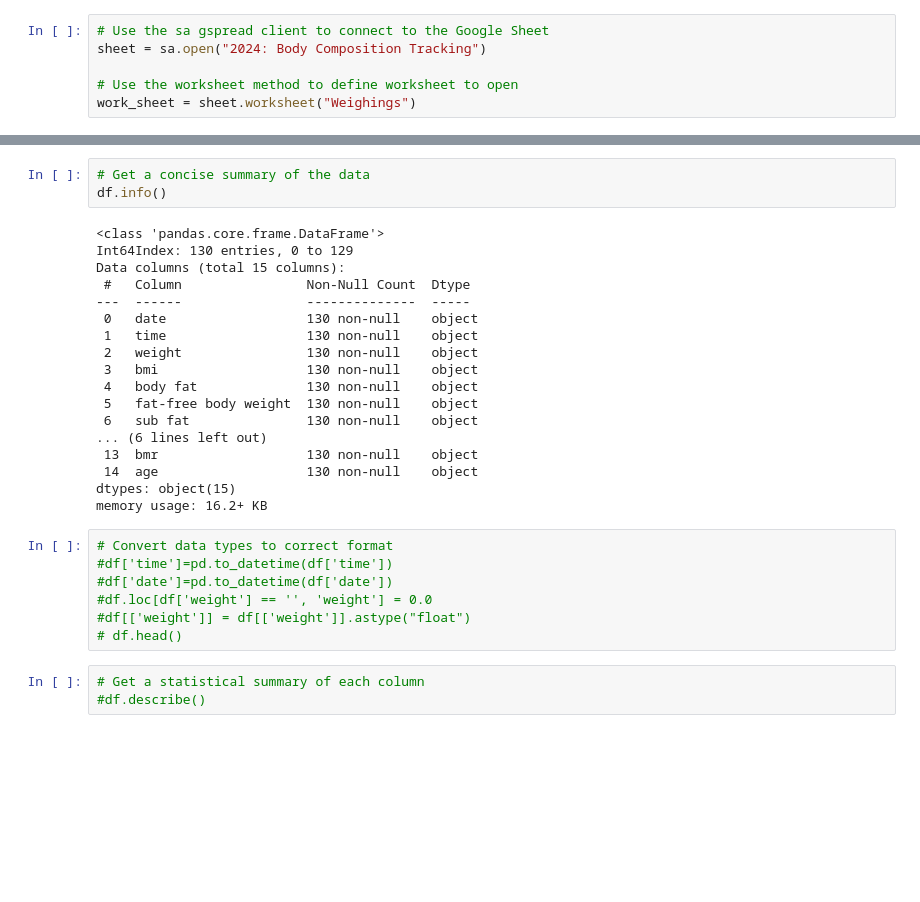
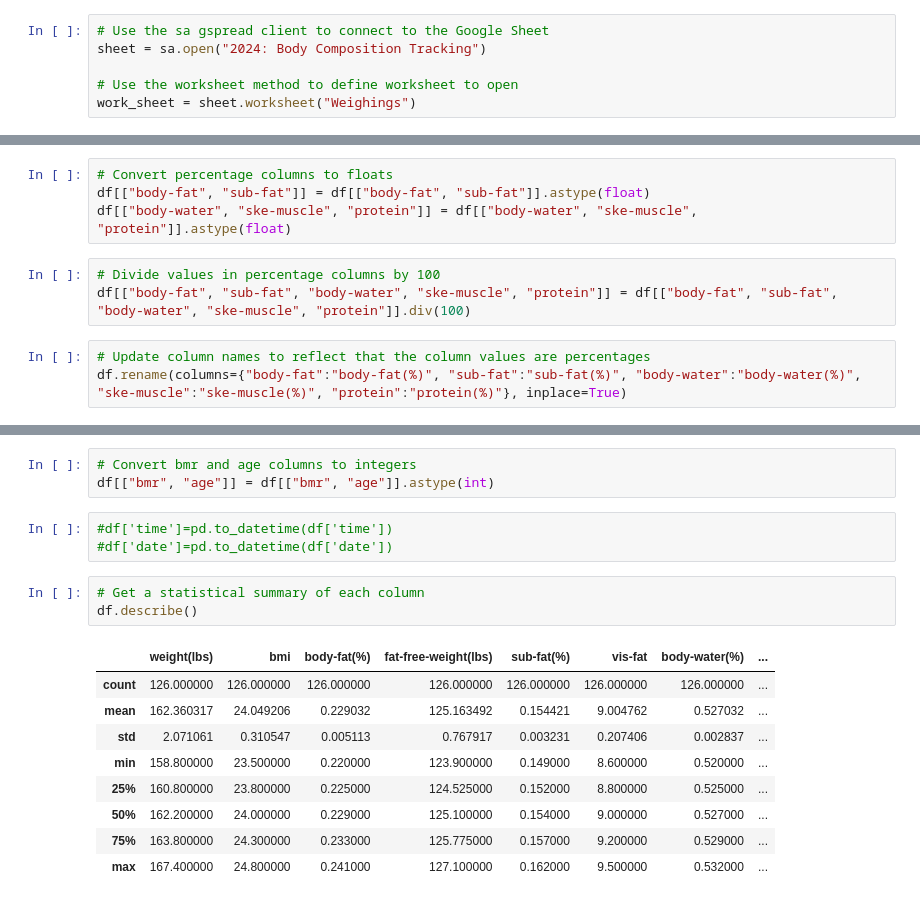
Before and after one commit to ryanjstone/jupyter-google-sheets, a Jupyter notebook: Google Sheets data analysis.ipynb, the cells around one changed output, grey strips where cells are left out. Saved outputs shown, nothing was run; the diff lists cells and outputs as text; blank space fills up the shorter version.

Commit message:
Tidies up columns and data

```diff
--- a/Google Sheets data analysis.ipynb
+++ b/Google Sheets data analysis.ipynb
@@ -89,0 +229,10 @@ df.rename(columns=str.lower, inplace=True)
+# %%
+# Convert percentage columns to floats
+df[["body-fat", "sub-fat"]] = df[["body-fat", "sub-fat"]].astype(float)
+df[["body-water", "ske-muscle", "protein"]] = df[["body-water", "ske-muscle", "protein"]].astype(float)
+# %%
+# Divide values in percentage columns by 100
+df[["body-fat", "sub-fat", "body-water", "ske-muscle", "protein"]] = df[["body-fat", "sub-fat", "body-water", "ske-muscle", "protein"]].div(100)
+# %%
+# Update column names to reflect that the column values are percentages
+df.rename(columns={"body-fat":"body-fat(%)", "sub-fat":"sub-fat(%)", "body-water":"body-water(%)", "ske-muscle":"ske-muscle(%)", "protein":"protein(%)"}, inplace=True)
@@ -90,31 +259,19 @@ df.rename(columns=str.lower, inplace=True)
+# %%
+# Convert bmr and age columns to integers
+df[["bmr", "age"]] = df[["bmr", "age"]].astype(int)
+# %%
+#df['time']=pd.to_datetime(df['time'])
+#df['date']=pd.to_datetime(df['date'])
 # %%
-# Get a concise summary of the data
-df.info()
+# Get a statistical summary of each column
+df.describe()
 # %% [output]
-<class 'pandas.core.frame.DataFrame'>
-Int64Index: 130 entries, 0 to 129
-Data columns (total 15 columns):
- #   Column                Non-Null Count  Dtype
----  ------                --------------  -----
- 0   date                  130 non-null    object
- 1   time                  130 non-null    object
- 2   weight                130 non-null    object
- 3   bmi                   130 non-null    object
- 4   body fat              130 non-null    object
- 5   fat-free body weight  130 non-null    object
- 6   sub fat               130 non-null    object
-... (6 lines left out)
- 13  bmr                   130 non-null    object
- 14  age                   130 non-null    object
-dtypes: object(15)
-memory usage: 16.2+ KB
+|  | weight(lbs) | bmi | body-fat(%) | fat-free-weight(lbs) | sub-fat(%) | vis-fat | body-water(%) | ... |
+| count | 126.000000 | 126.000000 | 126.000000 | 126.000000 | 126.000000 | 126.000000 | 126.000000 | ... |
+| mean | 162.360317 | 24.049206 | 0.229032 | 125.163492 | 0.154421 | 9.004762 | 0.527032 | ... |
+| std | 2.071061 | 0.310547 | 0.005113 | 0.767917 | 0.003231 | 0.207406 | 0.002837 | ... |
+| min | 158.800000 | 23.500000 | 0.220000 | 123.900000 | 0.149000 | 8.600000 | 0.520000 | ... |
+| 25% | 160.800000 | 23.800000 | 0.225000 | 124.525000 | 0.152000 | 8.800000 | 0.525000 | ... |
+| 50% | 162.200000 | 24.000000 | 0.229000 | 125.100000 | 0.154000 | 9.000000 | 0.527000 | ... |
+| 75% | 163.800000 | 24.300000 | 0.233000 | 125.775000 | 0.157000 | 9.200000 | 0.529000 | ... |
+| max | 167.400000 | 24.800000 | 0.241000 | 127.100000 | 0.162000 | 9.500000 | 0.532000 | ... |
-# %%
-# Convert data types to correct format
-#df['time']=pd.to_datetime(df['time'])
-#df['date']=pd.to_datetime(df['date'])
-#df.loc[df['weight'] == '', 'weight'] = 0.0
-#df[['weight']] = df[['weight']].astype("float")
-# df.head()
-# %%
-# Get a statistical summary of each column
-#df.describe()
```
Also changed, not shown: parts of 23 cells of this notebook.
